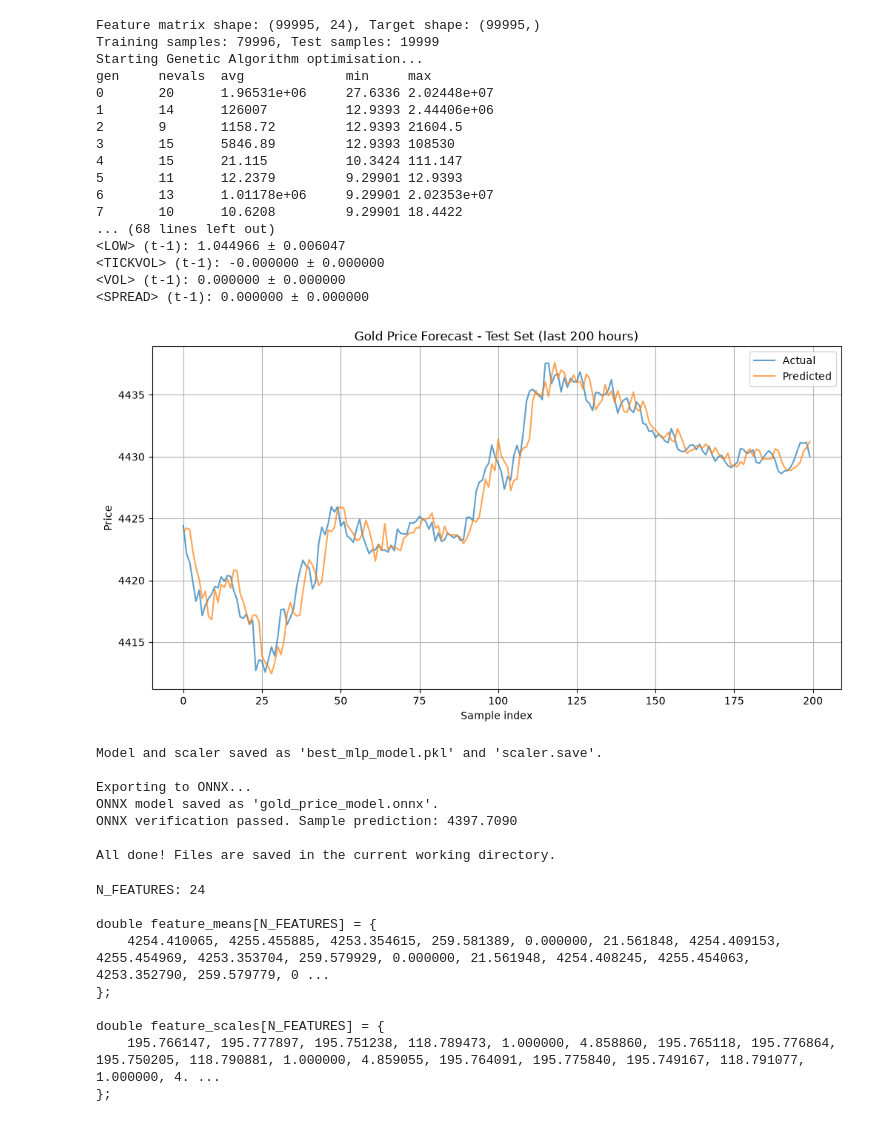
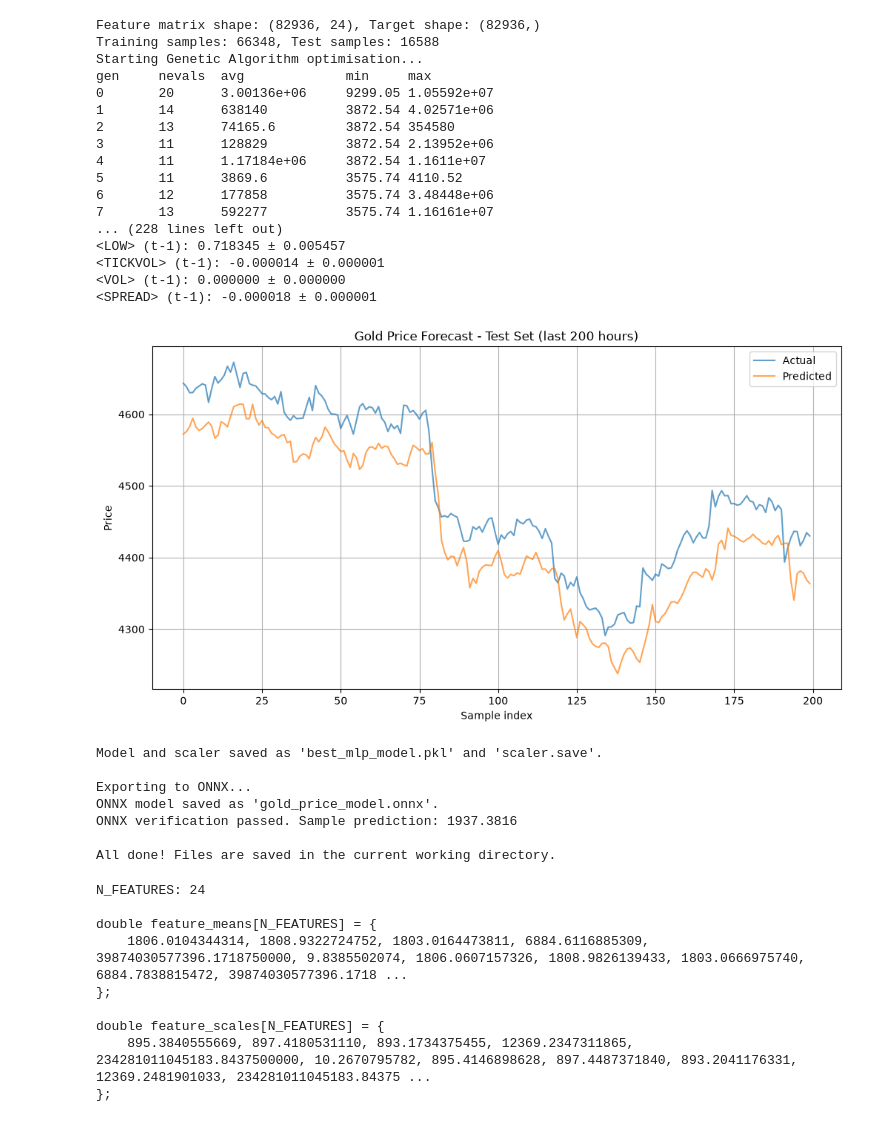
Before and after one commit to prajayesh11/xau-xm-ea, a Jupyter notebook: traning.ipynb, the cells around one changed output. Saved outputs shown, nothing was run; the diff lists cells and outputs as text; code cells hidden in the pictures.

```diff
--- a/traning.ipynb
+++ b/traning.ipynb
@@ -30,7 +30,7 @@ warnings.filterwarnings('ignore')
 # 2. Load and prepare your data
 # -----------------------------------------------------------------------------
 # !! CHANGE THIS FILENAME TO MATCH YOUR CSV !!
-csv_file = 'GOLD.i#_M1_202605270346_202609042357-xm.csv'
+csv_file = 'GOLD.i#_H1_200106040100_202609042300.csv'
 
 data = pd.read_csv(csv_file, sep='\s+')  # space/tab separated
 
@@ -179,7 +179,7 @@ toolbox.register("select", tools.selTournament, tournsize=3)
 
 # GA parameters
 POPULATION_SIZE = 20
-GENERATIONS = 40   # Increase to 40 for better results, but it will take longer
+GENERATIONS = 200   # Increase to 40 for better results, but it will take longer
 
 pop = toolbox.population(n=POPULATION_SIZE)
 hof = tools.HallOfFame(1)
@@ -263,53 +263,53 @@ plt.show()
 
 # -----------------------------------------------------------------------------
 # 11. Save model and scaler (local)
 # -----------------------------------------------------------------------------
 joblib.dump(best_mlp, 'best_mlp_model.pkl')
 joblib.dump(scaler, 'scaler.save')
 print("Model and scaler saved as 'best_mlp_model.pkl' and 'scaler.save'.")
 
 # -----------------------------------------------------------------------------
 # 12. Export to ONNX for MQL5 deployment
 # -----------------------------------------------------------------------------
 print("\nExporting to ONNX...")
 initial_type = [('float_input', FloatTensorType([None, X.shape[1]]))]
 onnx_model = convert_sklearn(best_mlp, initial_types=initial_type, target_opset=12)
 with open("gold_price_model.onnx", "wb") as f:
     f.write(onnx_model.SerializeToString())
 print("ONNX model saved as 'gold_price_model.onnx'.")
 
 # Optionally, verify with onnxruntime
 import onnxruntime as ort
 session = ort.InferenceSession("gold_price_model.onnx")
 dummy_input = X_test[:1].astype(np.float32)
 outputs = session.run(None, {'float_input': dummy_input})
 print(f"ONNX verification passed. Sample prediction: {outputs[0][0][0]:.4f}")
 
 print("\nAll done! Files are saved in the current working directory.")
 # %% [output]
-Feature matrix shape: (99995, 24), Target shape: (99995,)
-Training samples: 79996, Test samples: 19999
+Feature matrix shape: (82936, 24), Target shape: (82936,)
+Training samples: 66348, Test samples: 16588
 Starting Genetic Algorithm optimisation...
 gen     nevals  avg             min     max
-0       20      1.96531e+06     27.6336 2.02448e+07
-1       14      126007          12.9393 2.44406e+06
-2       9       1158.72         12.9393 21604.5
-3       15      5846.89         12.9393 108530
-4       15      21.115          10.3424 111.147
-5       11      12.2379         9.29901 12.9393
-6       13      1.01178e+06     9.29901 2.02353e+07
-7       10      10.6208         9.29901 18.4422
-... (68 lines left out)
-<LOW> (t-1): 1.044966 ± 0.006047
-<TICKVOL> (t-1): -0.000000 ± 0.000000
+0       20      3.00136e+06     9299.05 1.05592e+07
+1       14      638140          3872.54 4.02571e+06
+2       13      74165.6         3872.54 354580
+3       11      128829          3872.54 2.13952e+06
+4       11      1.17184e+06     3872.54 1.1611e+07
+5       11      3869.6          3575.74 4110.52
+6       12      177858          3575.74 3.48448e+06
+7       13      592277          3575.74 1.16161e+07
+... (228 lines left out)
+<LOW> (t-1): 0.718345 ± 0.005457
+<TICKVOL> (t-1): -0.000014 ± 0.000001
 <VOL> (t-1): 0.000000 ± 0.000000
-<SPREAD> (t-1): 0.000000 ± 0.000000
+<SPREAD> (t-1): -0.000018 ± 0.000001
-[figure, old version]
+[figure, new version]
 Model and scaler saved as 'best_mlp_model.pkl' and 'scaler.save'.
 
 Exporting to ONNX...
 ONNX model saved as 'gold_price_model.onnx'.
-ONNX verification passed. Sample prediction: 4397.7090
+ONNX verification passed. Sample prediction: 1937.3816
 
 All done! Files are saved in the current working directory.
 # %%
@@ -327,21 +327,21 @@ n_features = len(feature_means)
 
 print(f"N_FEATURES: {n_features}")
 
-# Format for C++ array
+# Format for C++ array (using 10 decimal places for higher precision)
 print("\ndouble feature_means[N_FEATURES] = {");
-print("    " + ", ".join(f"{x:.6f}" for x in feature_means));
+print("    " + ", ".join(f"{x:.10f}" for x in feature_means));
 print("};\n");
 
 print("double feature_scales[N_FEATURES] = {");
-print("    " + ", ".join(f"{x:.6f}" for x in feature_scales));
+print("    " + ", ".join(f"{x:.10f}" for x in feature_scales));
 print("};")
 # %% [output]
 N_FEATURES: 24
 
 double feature_means[N_FEATURES] = {
-    4254.410065, 4255.455885, 4253.354615, 259.581389, 0.000000, 21.561848, 4254.409153, 4255.454969, 4253.353704, 259.579929, 0.000000, 21.561948, 4254.408245, 4255.454063, 4253.352790, 259.579779, 0 ...
+    1806.0104344314, 1808.9322724752, 1803.0164473811, 6884.6116885309, 39874030577396.1718750000, 9.8385502074, 1806.0607157326, 1808.9826139433, 1803.0666975740, 6884.7838815472, 39874030577396.1718 ...
 };
 
 double feature_scales[N_FEATURES] = {
-    195.766147, 195.777897, 195.751238, 118.789473, 1.000000, 4.858860, 195.765118, 195.776864, 195.750205, 118.790881, 1.000000, 4.859055, 195.764091, 195.775840, 195.749167, 118.791077, 1.000000, 4. ...
+    895.3840555669, 897.4180531110, 893.1734375455, 12369.2347311865, 234281011045183.8437500000, 10.2670795782, 895.4146898628, 897.4487371840, 893.2041176331, 12369.2481901033, 234281011045183.84375 ...
 };
```
Also changed, not shown: 8 other files.
